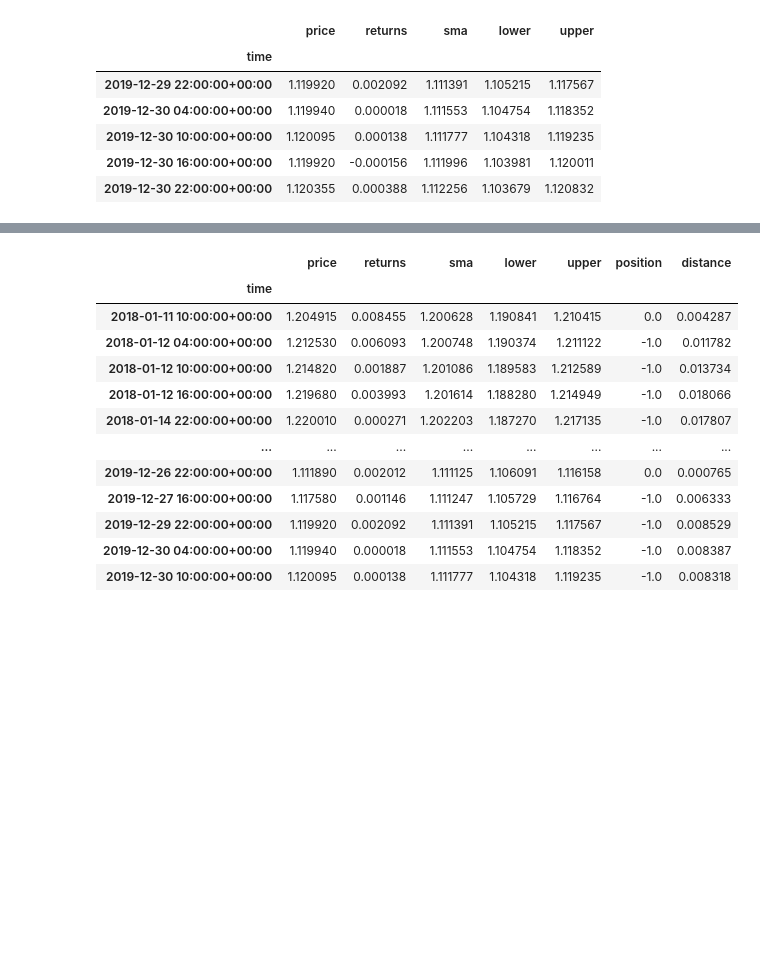
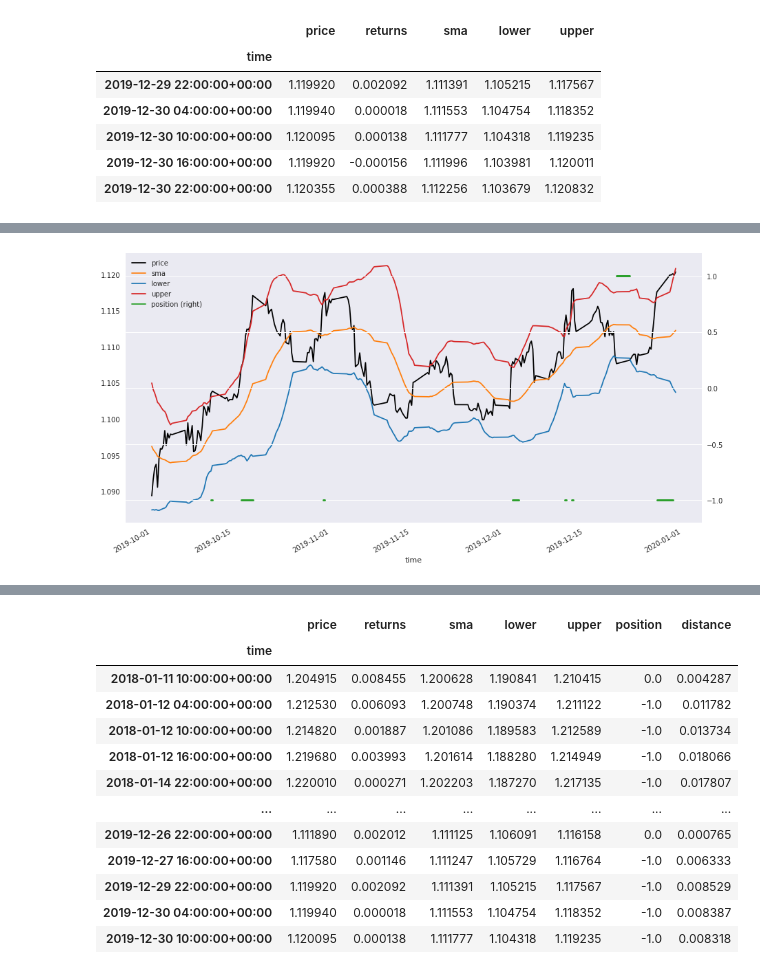
Before and after one commit to sidhlee/data-science-and-machine-learning, a Jupyter notebook: courses/algo-trade-a-z/part3_defining-and-testing-trading-strategies/04_mean-reversion-strategies.ipynb, the cells around one changed output, grey strips where cells are left out. Cells and saved outputs as stored; diff of their text form; code cells hidden in the pictures; blank space fills up the shorter version.

```diff
--- a/courses/algo-trade-a-z/part3_defining-and-testing-trading-strategies/04_mean-reversion-strategies.ipynb
+++ b/courses/algo-trade-a-z/part3_defining-and-testing-trading-strategies/04_mean-reversion-strategies.ipynb
@@ -139,5 +181,10 @@ df
 # %%
 df.position = np.where(df.price < df.lower, 1, df.position)
+# %%
+# Position is drawn where price < lower
+draw(df.loc[start: end].drop(columns='returns'))
+# %% [output]
+[figure, added]
 # %%
 # add "hold" position
 df["distance"] = df.price - df.sma
```
Also changed, not shown: parts of 10 cells of this notebook.
